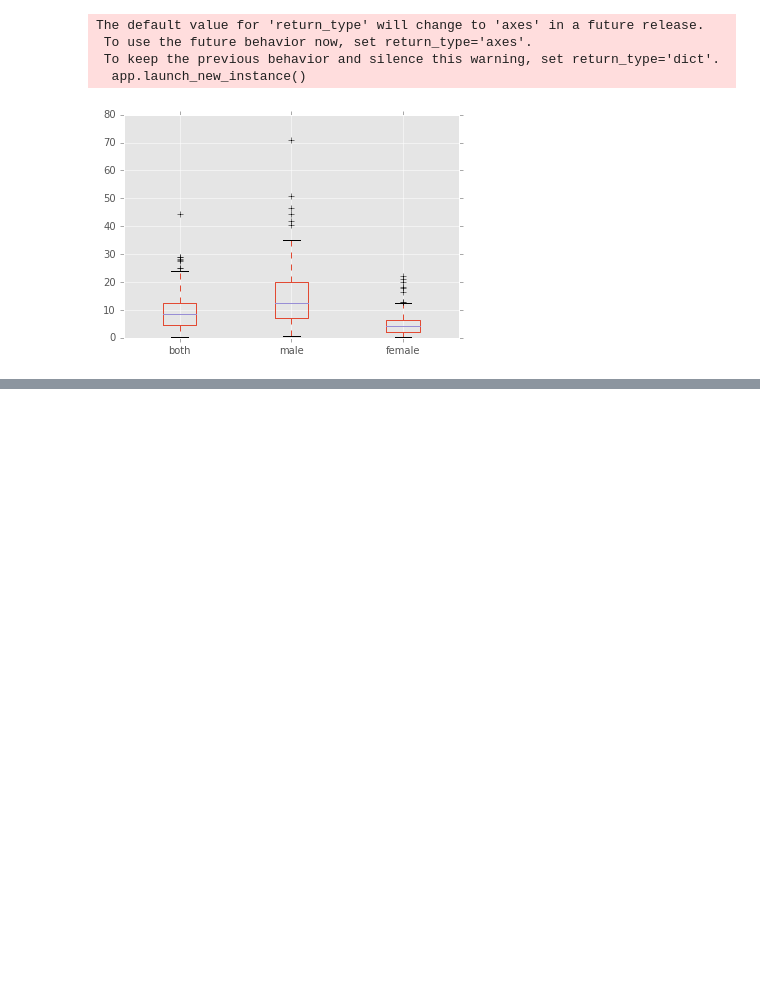
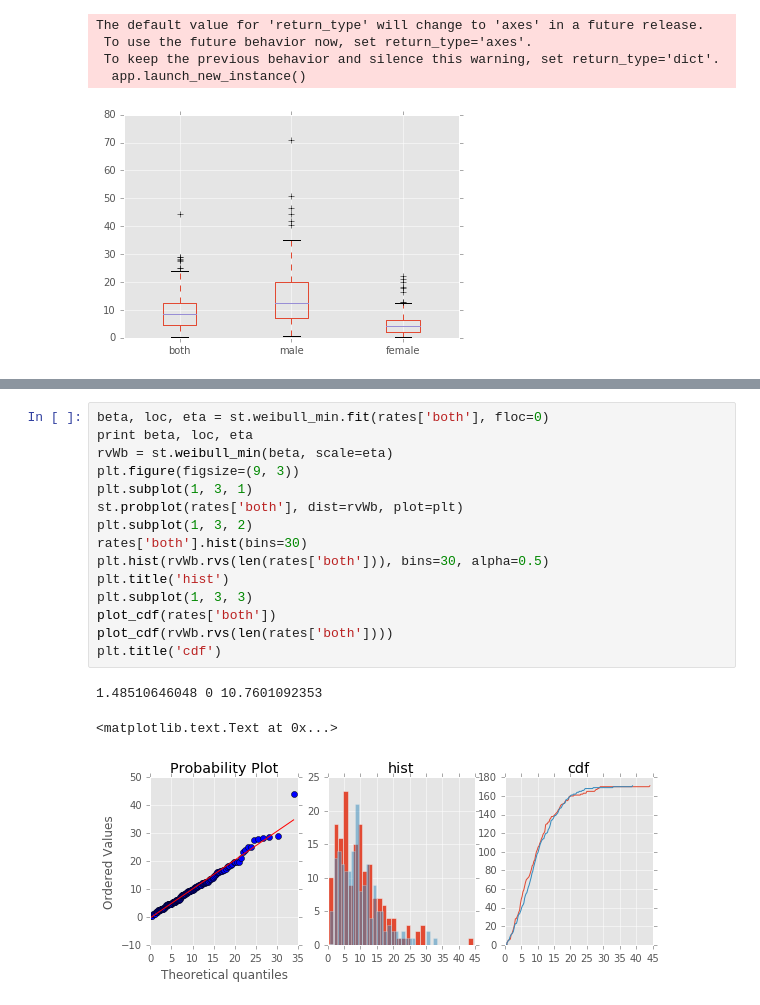
Before and after one commit to grehujt/SmallPythonProjects, a Jupyter notebook: jupyterNotebooks/LinearRegression/LinearRegression.ipynb, the cells around one changed output, grey strips where cells are left out. Saved outputs shown, nothing was run; the diff lists cells and outputs as text; blank space fills up the shorter version.

```diff
--- a/jupyterNotebooks/LinearRegression/LinearRegression.ipynb
+++ b/jupyterNotebooks/LinearRegression/LinearRegression.ipynb
@@ -46,0 +77,19 @@ The default value for 'return_type' will change to 'axes' in a future release.
+# %%
+beta, loc, eta = st.weibull_min.fit(rates['both'], floc=0)
+print beta, loc, eta
+rvWb = st.weibull_min(beta, scale=eta)
+plt.figure(figsize=(9, 3))
+plt.subplot(1, 3, 1)
+st.probplot(rates['both'], dist=rvWb, plot=plt)
+plt.subplot(1, 3, 2)
+rates['both'].hist(bins=30)
+plt.hist(rvWb.rvs(len(rates['both'])), bins=30, alpha=0.5)
+plt.title('hist')
+plt.subplot(1, 3, 3)
+plot_cdf(rates['both'])
+plot_cdf(rvWb.rvs(len(rates['both'])))
+plt.title('cdf')
+# %% [output]
+1.48510646048 0 10.7601092353
+<matplotlib.text.Text at 0x...>
+[figure, added]
```
Also changed, not shown: parts of 5 cells of this notebook, 1 other file.
